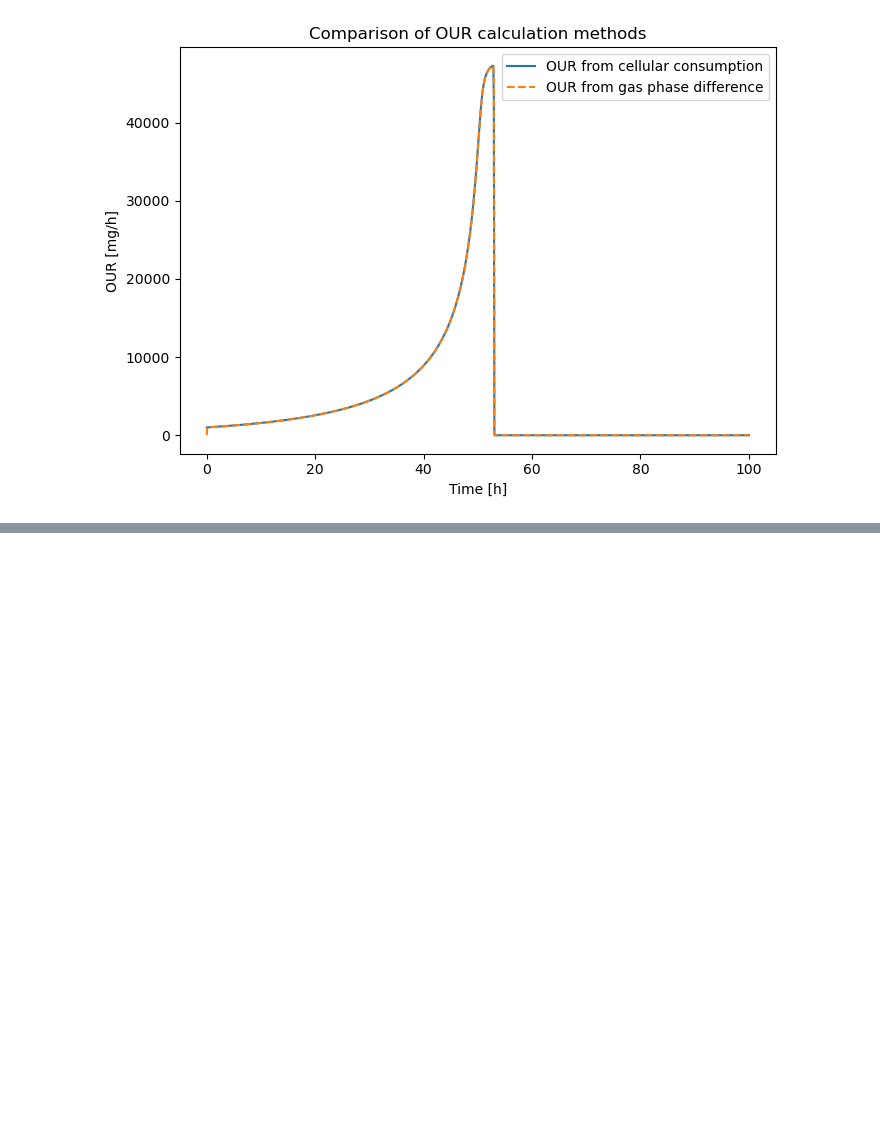
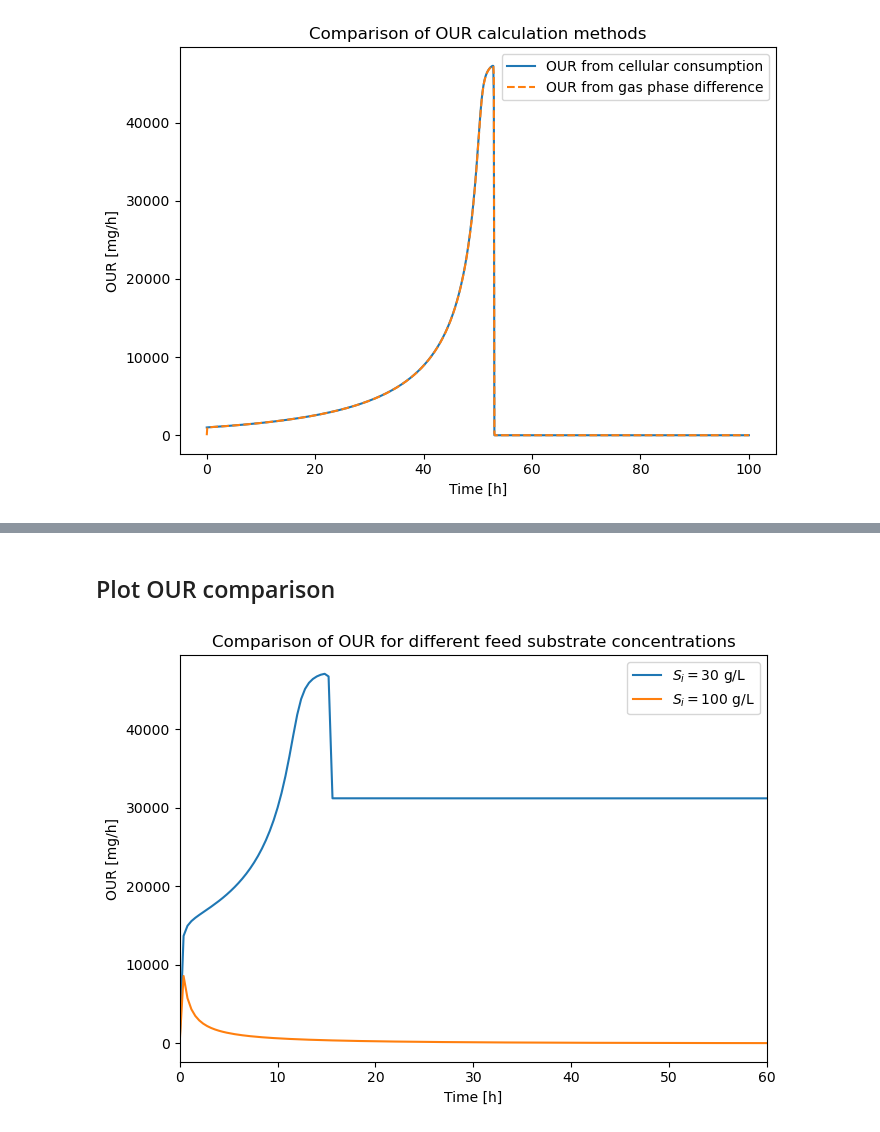
Before and after one commit to Noah-Paga/Bioreactor-mod-simulation, a Jupyter notebook: Project_5/Ex_2.ipynb, the cells around one changed output, grey strips where cells are left out. Saved outputs shown, nothing was run; the diff lists cells and outputs as text; code cells hidden in the pictures; blank space fills up the shorter version.

```diff
--- a/Project_5/Ex_2.ipynb
+++ b/Project_5/Ex_2.ipynb
@@ -271,0 +282,2 @@ plt.show()
+# %%
+y0_d = [1, 0, 6, 250]  # X, S, CL, CG
@@ -271,0 +309,16 @@ plt.show()
+# %%
+results_d = {}
+
+for Si_feed in Si_values:
+    sol = solve_ivp(system_part_d, [0, 600], y0_d, args=(F_d, KLa_d, Si_feed), method="BDF", rtol=1e-6, atol=1e-6, t_eval=np.linspace(0, 600, 1500))
+
+    t = sol.t
+    X = sol.y[0]
+    S = sol.y[1]
+    CL = sol.y[2]
+    CG = sol.y[3]
+
+    mu_values = mu(S, CL)
+    OUR = (Yos / Yxs) * mu_values * X * VL
+
+    results_d[Si_feed] = {"t": t, "X": X, "S": S, "CL": CL, "CG": CG, "mu": mu_values, "OUR": OUR}
@@ -271,0 +327,11 @@ plt.show()
+# %%
+for Si_feed in Si_values:
+    data = results_d[Si_feed]
+
+    print(f"\nFeed substrate concentration Si = {Si_feed} g/L")
+    print(f"Minimum CL = {np.min(data['CL']):.3f} mg/L")
+    print(f"Final CL = {data['CL'][-1]:.3f} mg/L")
+    print(f"Maximum OUR = {np.max(data['OUR']):.3f} mg/h")
+    print(f"Final OUR = {data['OUR'][-1]:.3f} mg/h")
+    print(f"Final S = {data['S'][-1]:.3f} g/L")
+    print(f"Final X = {data['X'][-1]:.3f} g/L")
@@ -271,0 +354,19 @@ plt.show()
+# %% [markdown]
+## Plot OUR comparison
+# %%
+plt.figure(figsize=(7, 5))
+
+for Si_feed in Si_values:
+    data = results_d[Si_feed]
+    plt.plot(data["t"], data["OUR"], label=fr"$S_i = {Si_feed}$ g/L")
+
+plt.xlabel("Time [h]")
+plt.ylabel("OUR [mg/h]")
+plt.xlim(0, 60)
+plt.title("Comparison of OUR for different feed substrate concentrations")
+plt.legend()
+plt.grid(False)
+plt.tight_layout()
+plt.show()
+# %% [output]
+[figure, added]
```
Also changed, not shown: parts of 11 cells of this notebook.
